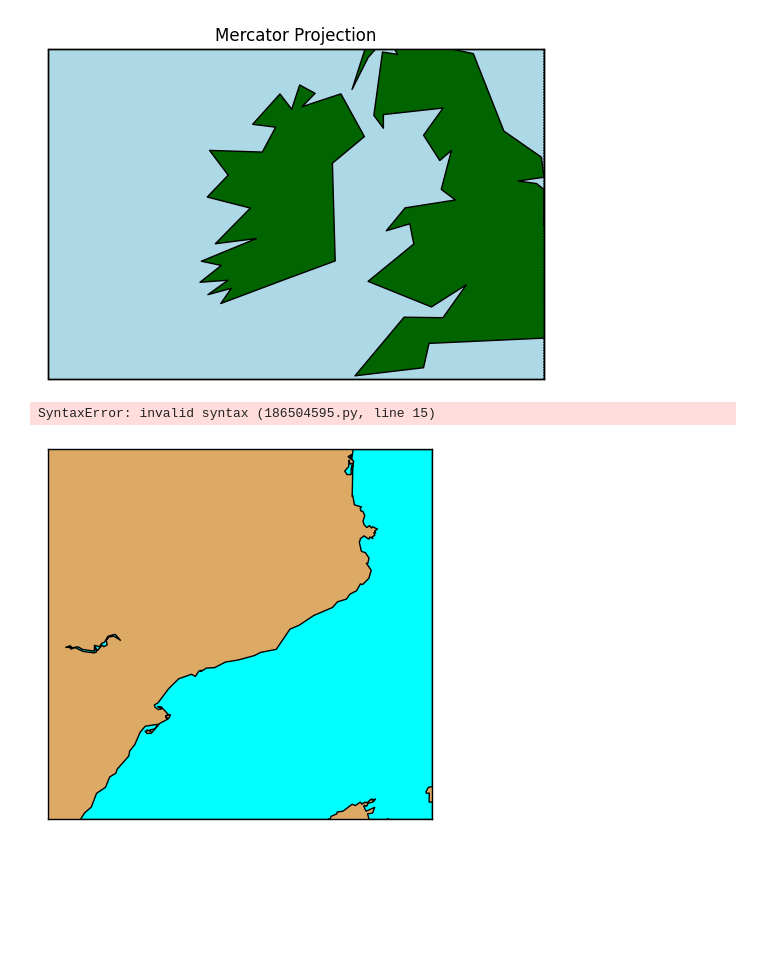
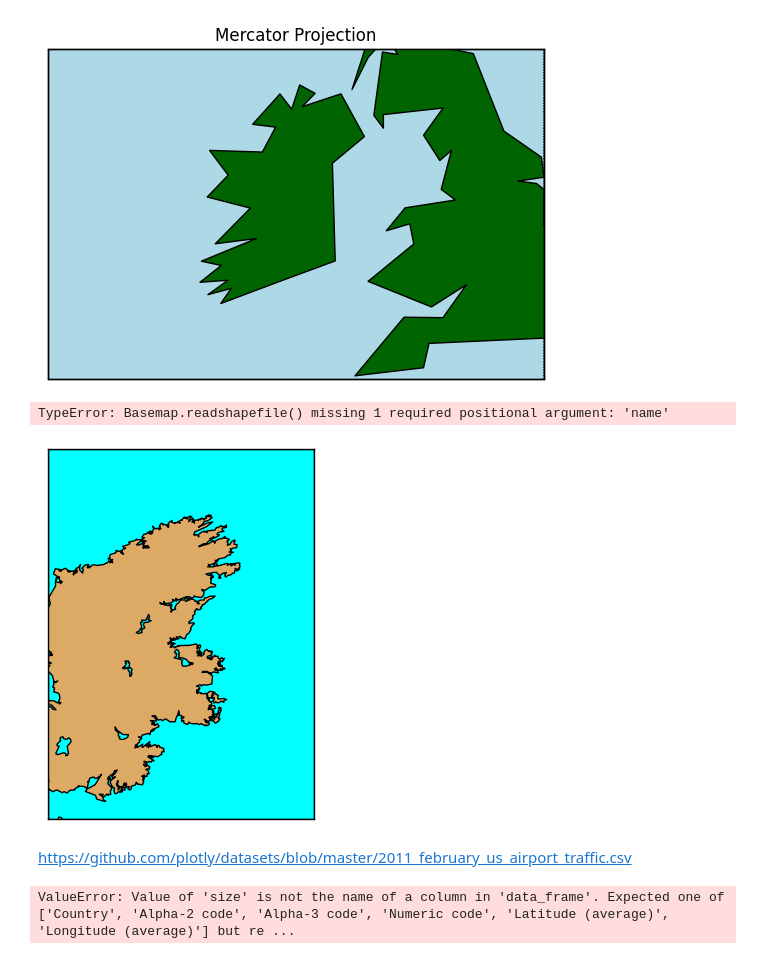
Before and after one commit to FaolanH/programming-for-data-analytics, a Jupyter notebook: pfda-my-work/maptest.ipynb, the cells around one changed output. Saved outputs shown, nothing was run; the diff lists cells and outputs as text; code cells hidden in the pictures; blank space fills up the shorter version.

Commit message:
testing plotly

```diff
--- a/pfda-my-work/maptest.ipynb
+++ b/pfda-my-work/maptest.ipynb
@@ -54,69 +54,23 @@ plt.title("Mercator Projection")
 plt.show()
 # %% [output]
 [figure]
-# %%
-"""
-draw Atlantic Hurricane Tracks for storms that reached Cat 4 or 5.
-part of the track for which storm is cat 4 or 5 is shown red.
-ESRI shapefile data from http://nationalatlas.gov/mld/huralll.html
-"""
-import os
-import numpy as np
-import matplotlib.pyplot as plt
-from mpl_toolkits.basemap import Basemap
-# Lambert Conformal Conic map.
-m = Basemap(llcrnrlon=-100.,llcrnrlat=0.,urcrnrlon=-20.,urcrnrlat=57.,
-            projection='lcc',lat_1=20.,lat_2=40.,lon_0=-60.,
-            resolution ='l',area_thresh=1000.)
-# read shapefile.
-shp_path = http://nationalatlas.gov/mld/huralll.html
-shp_info = m.readshapefile(shp_path,'hurrtracks',drawbounds=False)
-# find names of storms that reached Cat 4.
-names = []
-for shapedict in m.hurrtracks_info:
-    cat = shapedict['CATEGORY']
-    name = shapedict['NAME']
-    if cat in ['H4','H5'] and name not in names:
-        # only use named storms.
-        if name != 'NOT NAMED':  names.append(name)
-# plot tracks of those storms.
-for shapedict,shape in zip(m.hurrtracks_info,m.hurrtracks):
-    name = shapedict['NAME']
-    cat = shapedict['CATEGORY']
-    if name in names:
-        xx,yy = zip(*shape)
-        # show part of track where storm > Cat 4 as thick red.
-        if cat in ['H4','H5']:
-            m.plot(xx,yy,linewidth=1.5,color='r')
-        elif cat in ['H1','H2','H3']:
-            m.plot(xx,yy,color='k')
-# draw coastlines, meridians and parallels.
-m.drawcoastlines()
-m.drawcountries()
-m.drawmapboundary(fill_color='#99ffff')
-m.fillcontinents(color='#cc9966',lake_color='#99ffff')
-m.drawparallels(np.arange(10,70,20),labels=[1,1,0,0])
-m.drawmeridians(np.arange(-100,0,20),labels=[0,0,0,1])
-plt.title('Atlantic Hurricane Tracks (Storms Reaching Category 4, 1851-2004)')
-plt.show()
-# %% [output]
-SyntaxError: invalid syntax (186504595.py, line 15)
 # %%
 from mpl_toolkits.basemap import Basemap
 import matplotlib.pyplot as plt
-'''
-map = Basemap(llcrnrlon=-8,llcrnrlat=52.6,urcrnrlon=-9.5,urcrnrlat=53.5,
+
+map = Basemap(llcrnrlon=-6,llcrnrlat=55.6,urcrnrlon=-12,urcrnrlat=50.5,
              resolution='i', projection='tmerc', lat_0 = 53, lon_0 = -8.5)
 '''
 map = Basemap(llcrnrlon=-0.5,llcrnrlat=39.8,urcrnrlon=4.,urcrnrlat=43.,
              resolution='i', projection='tmerc', lat_0 = 39.5, lon_0 = 1)
-
+'''
 map.drawmapboundary(fill_color='aqua')
 map.fillcontinents(color='#ddaa66',lake_color='aqua')
 map.drawcoastlines()
 
-#map.readshapefile('../sample_files/comarques', 'comarques')
+map.readshapefile('\ClaireReilly\Downloads\IrishPlanningApplications_-7222706210778179697.zip')
 
 plt.show()
 # %% [output]
+TypeError: Basemap.readshapefile() missing 1 required positional argument: 'name'
-[figure, old version]
+[figure, new version]
@@ -122,0 +83,12 @@ plt.show()
+# %% [markdown]
+https://github.com/plotly/datasets/blob/master/2011_february_us_airport_traffic.csv
+# %%
+import plotly.express as px
+import pandas as pd
+
+df = pd.read_csv("https://github.com/plotly/datasets/blob/master/2011_february_us_airport_traffic.csv")
+fig = px.scatter_map(df, lat="lat", lon="long", size="cnt", zoom=3)
+fig.update_traces(cluster=dict(enabled=True))
+fig.show()
+# %% [output]
+ValueError: Value of 'size' is not the name of a column in 'data_frame'. Expected one of ['Country', 'Alpha-2 code', 'Alpha-3 code', 'Numeric code', 'Latitude (average)', 'Longitude (average)'] but re ...
```
Also changed, not shown: parts of 1 cell of this notebook.
